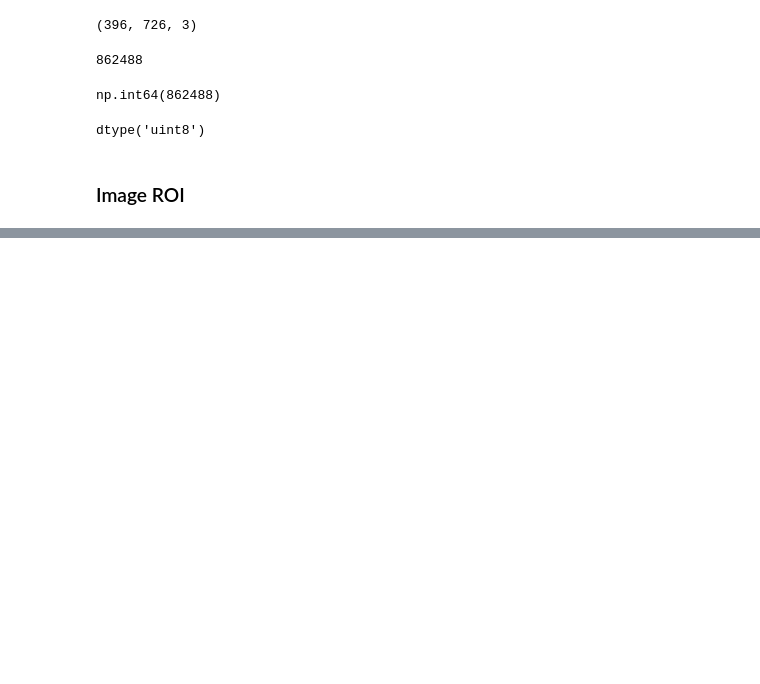
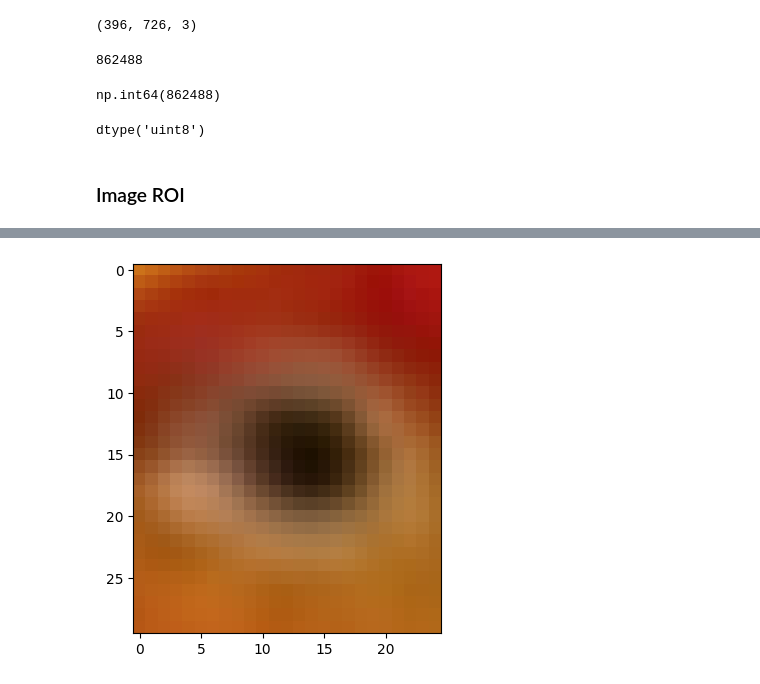
Before and after one commit to damiansp/cpu_vis, a Jupyter notebook: tutorials/open_cv/02_core_operations/01_basic_img_ops.ipynb, the cells around one changed output, grey strips where cells are left out. Cells and saved outputs as stored; diff of their text form; code cells hidden in the pictures; blank space fills up the shorter version.

```diff
--- a/tutorials/open_cv/02_core_operations/01_basic_img_ops.ipynb
+++ b/tutorials/open_cv/02_core_operations/01_basic_img_ops.ipynb
@@ -60,0 +72,5 @@ dtype('uint8')
+# %%
+eye = img[110:140, 105:130]
+plt.imshow(eye);
+# %% [output]
+[figure, added]
```
Also changed, not shown: parts of 12 cells of this notebook.
